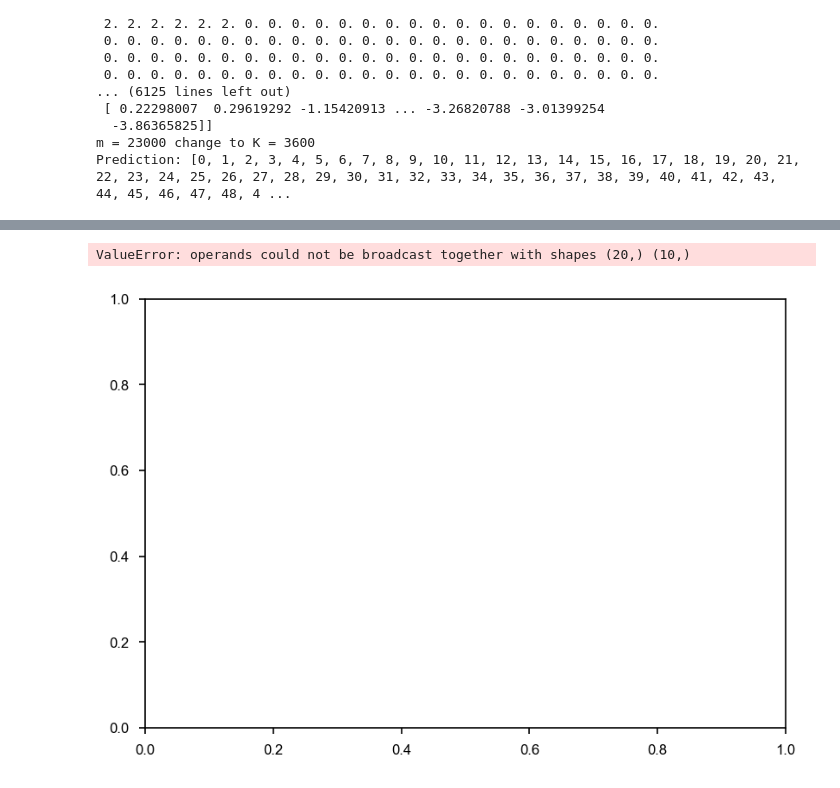
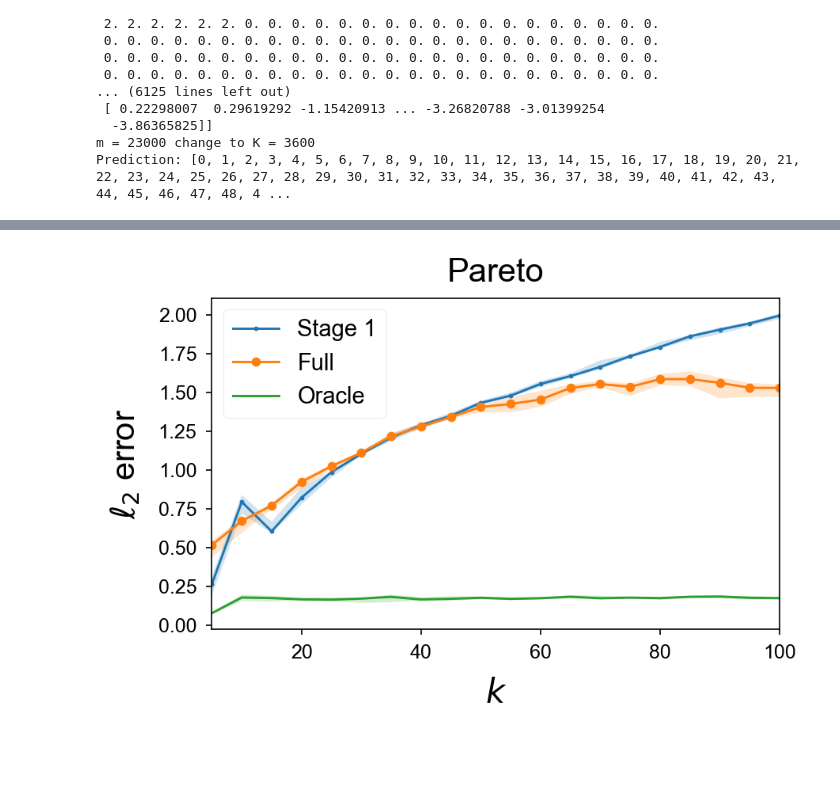
Before and after one commit to ying-hui-he/Robust_mean_estimation, a Jupyter notebook: m1_max_powerful.ipynb, the cells around one changed output, grey strips where cells are left out. Saved outputs shown, nothing was run; the diff lists cells and outputs as text; code cells hidden in the pictures; blank space fills up the shorter version.

```diff
--- a/m1_max_powerful.ipynb
+++ b/m1_max_powerful.ipynb
@@ -19,18 +19,18 @@ fontname = 'Arial'
 
 il.reload(rl)
 
-trials = 20
+trials = 10
 
-d, eps, param = 100, 0.1, 2
+d, eps, param = 100, 0.1, 3.1
 xs = list(np.arange(5, 105, 5))
 
-keys = [rl.Oracle, rl.Top_K, rl.Top_K_Filtered_RME]
+keys = [rl.Oracle, rl.Top_K, rl.Top_K_Filtered]
 
 model = rl.FiskModel()
 noise_model = rl.DenseNoise(-2)
 model_params = rl.Params(d = d, eps = eps, param = param)
 
-inputfilename = 'data/error-m-k-Fisk_RME.pkl'
+inputfilename = 'data/error-m-k-Fisk_1.pkl'
 plot_k = rl.load_data(model = model, noise_model = noise_model, params = model_params, loss = rl.err, keys = keys)
 plot_k.setdata_tofile(filename = inputfilename, xvar_name = 'm_k', trials = trials, xs = xs)
 # %% [output]
@@ -183,18 +349,18 @@ plot_k_loss.plotxy_fromfile(outputfilename = outputfilename, filename = inputfil
 
 il.reload(rl)
 
-trials = 20
+trials = 10
 
-d, eps, param = 100, 0.1, 2
+d, eps, param = 100, 0.1, 3.1
 xs = list(np.arange(5, 105, 5))
 
-keys = [rl.Oracle, rl.Top_K, rl.Topk_GD, rl.Top_K_Filtered]
+keys = [rl.Oracle, rl.Top_K, rl.Top_K_Filtered]
 
 model = rl.ParetoModel()
 noise_model = rl.DenseNoise(-2)
 model_params = rl.Params(d = d, eps = eps, param = param)
 
-inputfilename = 'data/error-m-k-Pareto.pkl'
+inputfilename = 'data/error-m-k-Pareto_1.pkl'
 plot_k = rl.load_data(model = model, noise_model = noise_model, params = model_params, loss = rl.err, keys = keys)
 plot_k.setdata_tofile(filename = inputfilename, xvar_name = 'm_k', trials = trials, xs = xs)
 # %% [output]
@@ -218,28 +567,27 @@ Prediction: [0, 1, 2, 3, 4, 5, 6, 7,
 # %%
 "loss vs sparsity -- Pareto -- dense biased -- plot"
 
 il.reload(rl)
 
-trials = 20
+trials = 10
 
-d, eps, param = 100, 0.1, 2
+d, eps, param = 100, 0.1, 3.1
 xs = list(np.arange(5, 105, 5))
 
-keys = [rl.Oracle, rl.Top_K, rl.Topk_GD, rl.Top_K_Filtered]
+keys = [rl.Top_K, rl.Top_K_Filtered, rl.Oracle]
 
 model = rl.ParetoModel()
 noise_model = rl.DenseNoise(-2)
 model_params = rl.Params(d = d, eps = eps, param = param)
-inputfilename = 'data/error-m-k-Pareto.pkl'
-outputfilename = 'figs/error-m-k-Pareto.pdf'
+inputfilename = 'data/error-m-k-Pareto_1.pkl'
+outputfilename = 'figs/error-m-k-Pareto_1.pdf'
 
 title = 'Pareto'
 xlabel = '$k$'
 ylabel = '$\\ell_2$ error'
 
 plot_k_loss = rl.plot_data(model = model, noise_model = noise_model, params = model_params, loss = rl.err, keys = keys)
 
 plot_k_loss.plotxy_fromfile(outputfilename = outputfilename, filename = inputfilename, title = title, xlabel = xlabel, ylabel = ylabel, figsize = figsize, fsize = fsize, fpad = fpad, xs = xs, fontname = fontname)
 # %% [output]
-ValueError: operands could not be broadcast together with shapes (20,) (10,)
-[figure, old version]
+[figure, new version]
```
Also changed, not shown: parts of 6 cells of this notebook, 22 other files.
